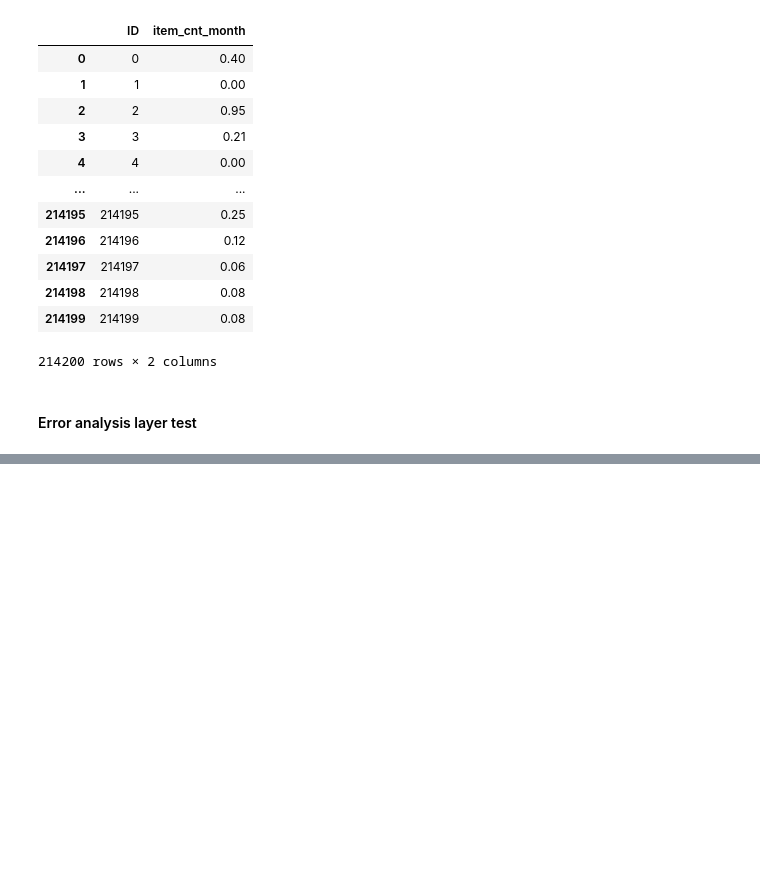
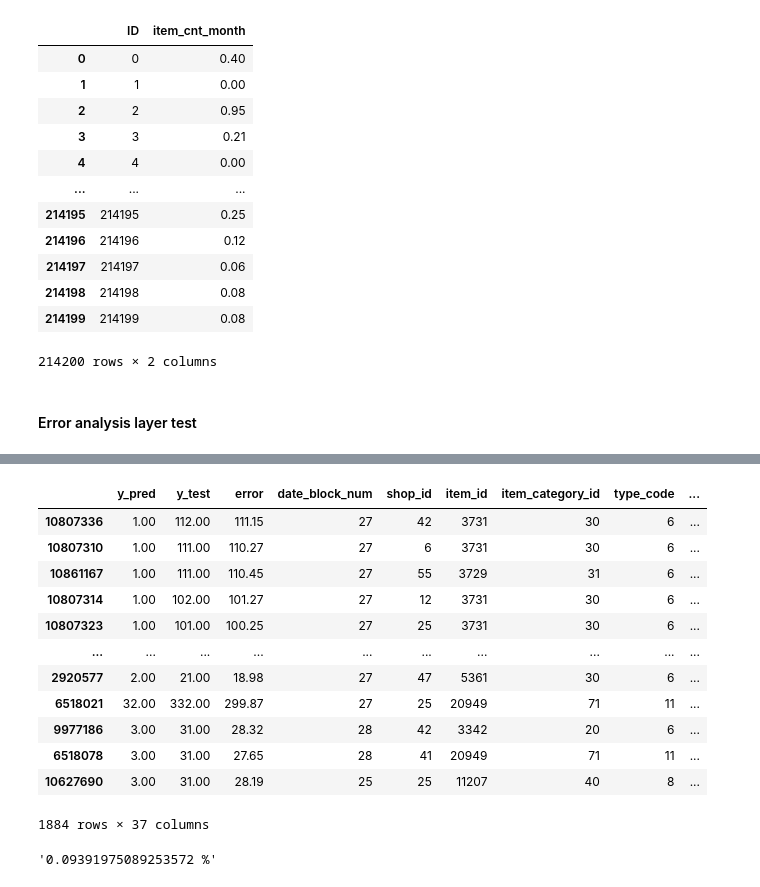
Before and after one commit to Yarmmax/DS_Intership, a Jupyter notebook: Advanced modeling.ipynb, the cells around one changed output, grey strips where cells are left out. Saved outputs shown, nothing was run; the diff lists cells and outputs as text; code cells hidden in the pictures; blank space fills up the shorter version.

```diff
--- a/Advanced modeling.ipynb
+++ b/Advanced modeling.ipynb
@@ -1014,0 +1074,20 @@ error_analysis, predictions = CatBoostTestError.evaluate()
+# %%
+error_analysis['poorly_high_dynamic']
+# %% [output]
+|  | y_pred | y_test | error | date_block_num | shop_id | item_id | item_category_id | type_code | ... |
+| 10807336 | 1.00 | 112.00 | 111.15 | 27 | 42 | 3731 | 30 | 6 | ... |
+| 10807310 | 1.00 | 111.00 | 110.27 | 27 | 6 | 3731 | 30 | 6 | ... |
+| 10861167 | 1.00 | 111.00 | 110.45 | 27 | 55 | 3729 | 31 | 6 | ... |
+| 10807314 | 1.00 | 102.00 | 101.27 | 27 | 12 | 3731 | 30 | 6 | ... |
+| 10807323 | 1.00 | 101.00 | 100.25 | 27 | 25 | 3731 | 30 | 6 | ... |
+| ... | ... | ... | ... | ... | ... | ... | ... | ... | ... |
+| 2920577 | 2.00 | 21.00 | 18.98 | 27 | 47 | 5361 | 30 | 6 | ... |
+| 6518021 | 32.00 | 332.00 | 299.87 | 27 | 25 | 20949 | 71 | 11 | ... |
+| 9977186 | 3.00 | 31.00 | 28.32 | 28 | 42 | 3342 | 20 | 6 | ... |
+| 6518078 | 3.00 | 31.00 | 27.65 | 28 | 41 | 20949 | 71 | 11 | ... |
+| 10627690 | 3.00 | 31.00 | 28.19 | 25 | 25 | 11207 | 40 | 8 | ... |
+1884 rows × 37 columns
+# %%
+error_analysis['percentage_of_big_small_poor_predictions']
+# %% [output]
+'0.09391975089253572 %'
```
Also changed, not shown: parts of 15 cells of this notebook, 4 other files.
